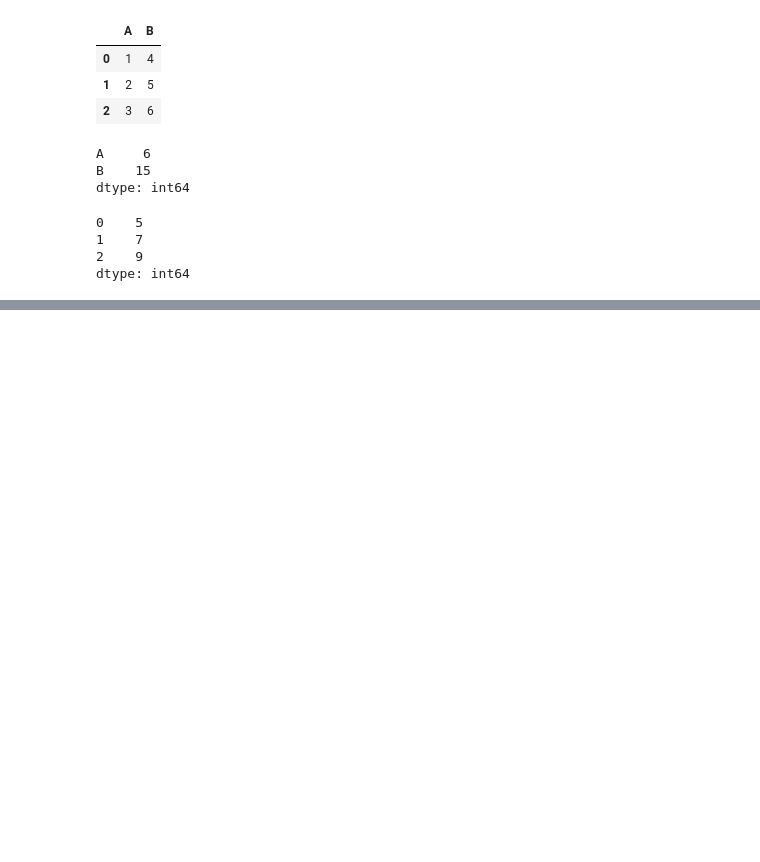
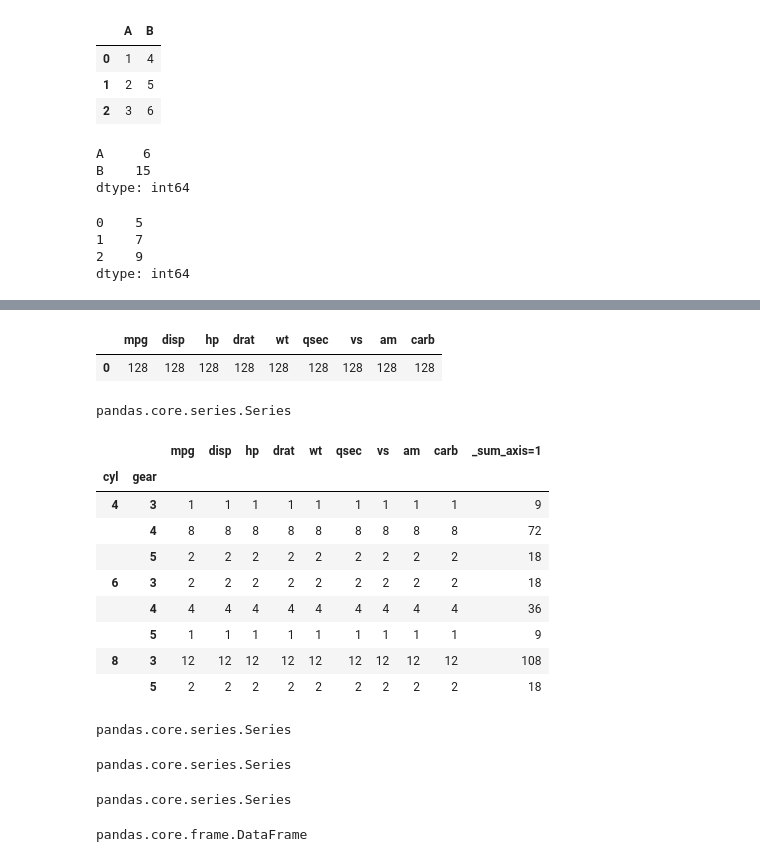
Before and after one commit to SeongYeun/Bootcamp_Study, a Jupyter notebook: energy_1/201_ practice_code.ipynb, the cells around one changed output, grey strips where cells are left out. Saved outputs shown, nothing was run; the diff lists cells and outputs as text; code cells hidden in the pictures; blank space fills up the shorter version.

```diff
--- a/energy_1/201_ practice_code.ipynb
+++ b/energy_1/201_ practice_code.ipynb
@@ -28,0 +264,3 @@ dtype: int64
+# %%
+groupped_count = df.groupby(['cyl', 'gear']).count()
+groupped_count
@@ -28,0 +278,43 @@ dtype: int64
+# %%
+groupped_sum = pd.DataFrame(groupped_count.sum()).T
+groupped_sum
+# %% [output]
+|  | mpg | disp | hp | drat | wt | qsec | vs | am | carb |
+| 0 | 128 | 128 | 128 | 128 | 128 | 128 | 128 | 128 | 128 |
+# %%
+groupped_count= pd.concat([groupped_count, groupped_sum], axis=0)
+groupped_count
+# %%
+type(groupped_count.sum(axis=1))
+# %% [output]
+pandas.core.series.Series
+# %%
+groupped_count['_sum_axis=1']= groupped_count.sum(axis=1)
+groupped_count
+# %% [output]
+|  |  | mpg | disp | hp | drat | wt | qsec | vs | am | carb | _sum_axis=1 |
+| cyl | gear |  |  |  |  |  |  |  |  |  |  |
+| 4 | 3 | 1 | 1 | 1 | 1 | 1 | 1 | 1 | 1 | 1 | 9 |
+|  | 4 | 8 | 8 | 8 | 8 | 8 | 8 | 8 | 8 | 8 | 72 |
+|  | 5 | 2 | 2 | 2 | 2 | 2 | 2 | 2 | 2 | 2 | 18 |
+| 6 | 3 | 2 | 2 | 2 | 2 | 2 | 2 | 2 | 2 | 2 | 18 |
+|  | 4 | 4 | 4 | 4 | 4 | 4 | 4 | 4 | 4 | 4 | 36 |
+|  | 5 | 1 | 1 | 1 | 1 | 1 | 1 | 1 | 1 | 1 | 9 |
+| 8 | 3 | 12 | 12 | 12 | 12 | 12 | 12 | 12 | 12 | 12 | 108 |
+|  | 5 | 2 | 2 | 2 | 2 | 2 | 2 | 2 | 2 | 2 | 18 |
+# %%
+type(groupped_count['_sum_axis=1'])
+# %% [output]
+pandas.core.series.Series
+# %%
+type(groupped_count['carb'])
+# %% [output]
+pandas.core.series.Series
+# %%
+type(groupped_count.sum())
+# %% [output]
+pandas.core.series.Series
+# %%
+type(groupped_count.cumsum())
+# %% [output]
+pandas.core.frame.DataFrame
```
Also changed, not shown: parts of 60 cells of this notebook, 2 other files.
